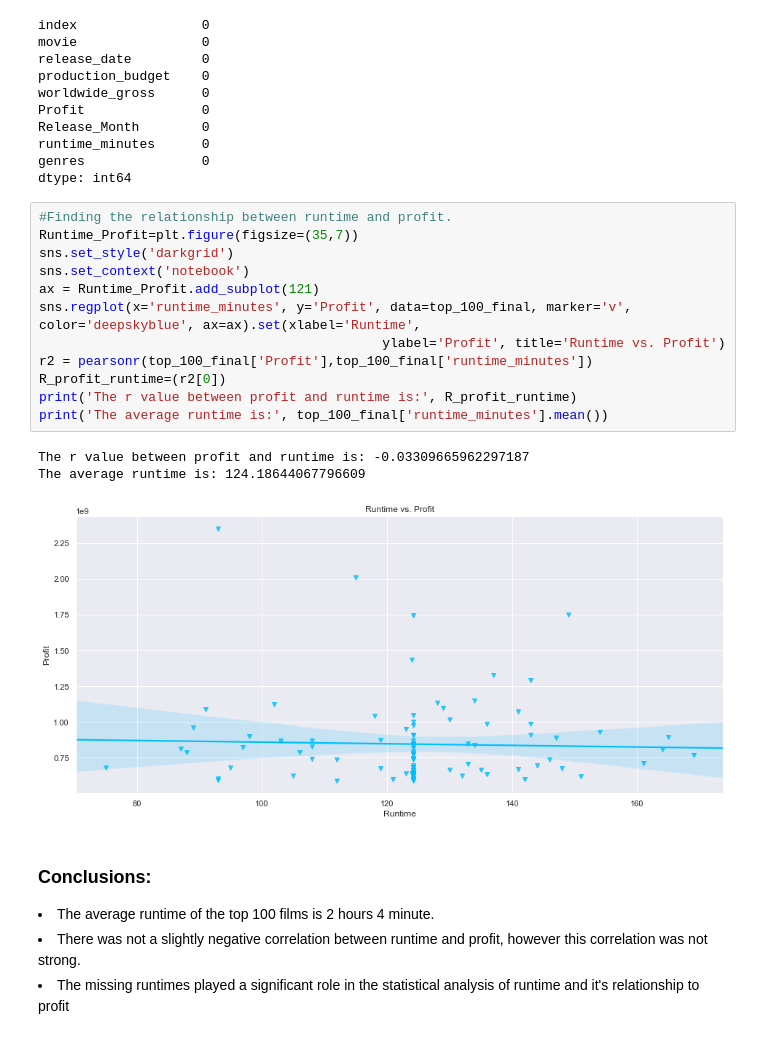
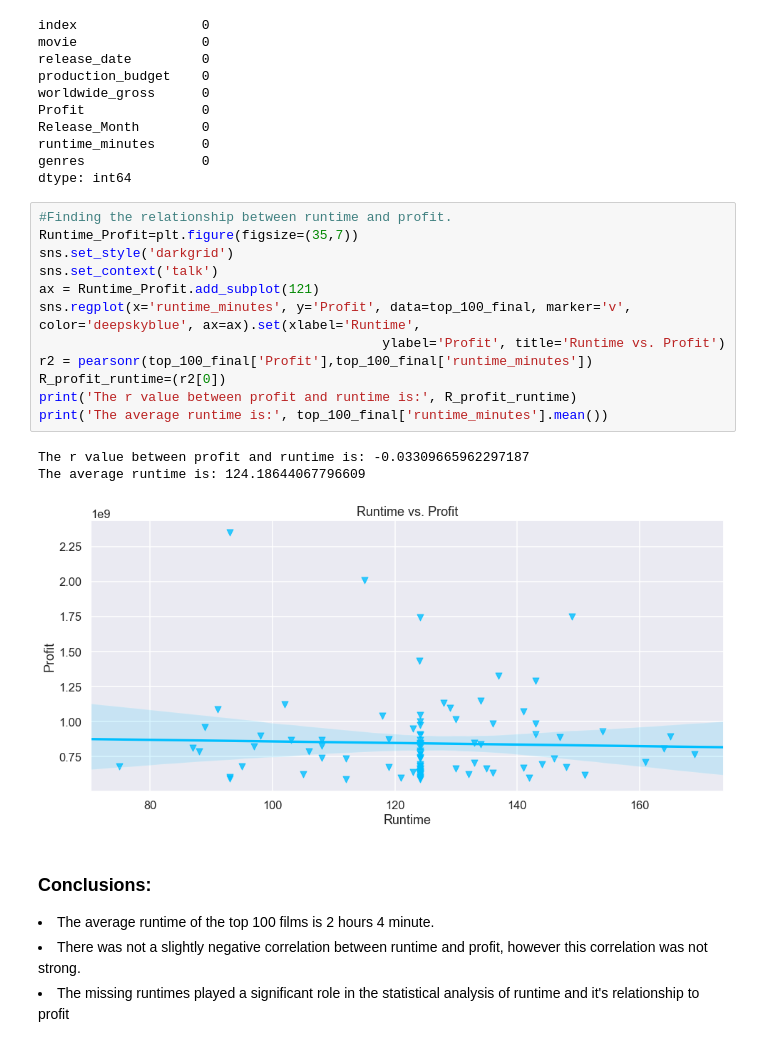
Before and after one commit to carlyf15/dsc-mod-1-project-v2-1-online-ds-sp-000, a Jupyter notebook: student.ipynb, the cells around one changed output. Cells and saved outputs as stored; diff of their text form.

```diff
--- a/student.ipynb
+++ b/student.ipynb
@@ -587,19 +471,19 @@ dtype: int64
 # %%
 #Finding the relationship between runtime and profit.
 Runtime_Profit=plt.figure(figsize=(35,7))
 sns.set_style('darkgrid')
-sns.set_context('notebook')
+sns.set_context('talk')
 ax = Runtime_Profit.add_subplot(121)
 sns.regplot(x='runtime_minutes', y='Profit', data=top_100_final, marker='v', color='deepskyblue', ax=ax).set(xlabel='Runtime',
                                             ylabel='Profit', title='Runtime vs. Profit')
 r2 = pearsonr(top_100_final['Profit'],top_100_final['runtime_minutes'])
 R_profit_runtime=(r2[0])
 print('The r value between profit and runtime is:', R_profit_runtime)
 print('The average runtime is:', top_100_final['runtime_minutes'].mean())
 # %% [output]
 The r value between profit and runtime is: -0.03309665962297187
 The average runtime is: 124.18644067796609
-[figure, old version]
+[figure, new version]
 # %% [markdown]
 ### Conclusions:
 <lo>
```
Also changed, not shown: parts of 25 cells of this notebook, 2 other files.
